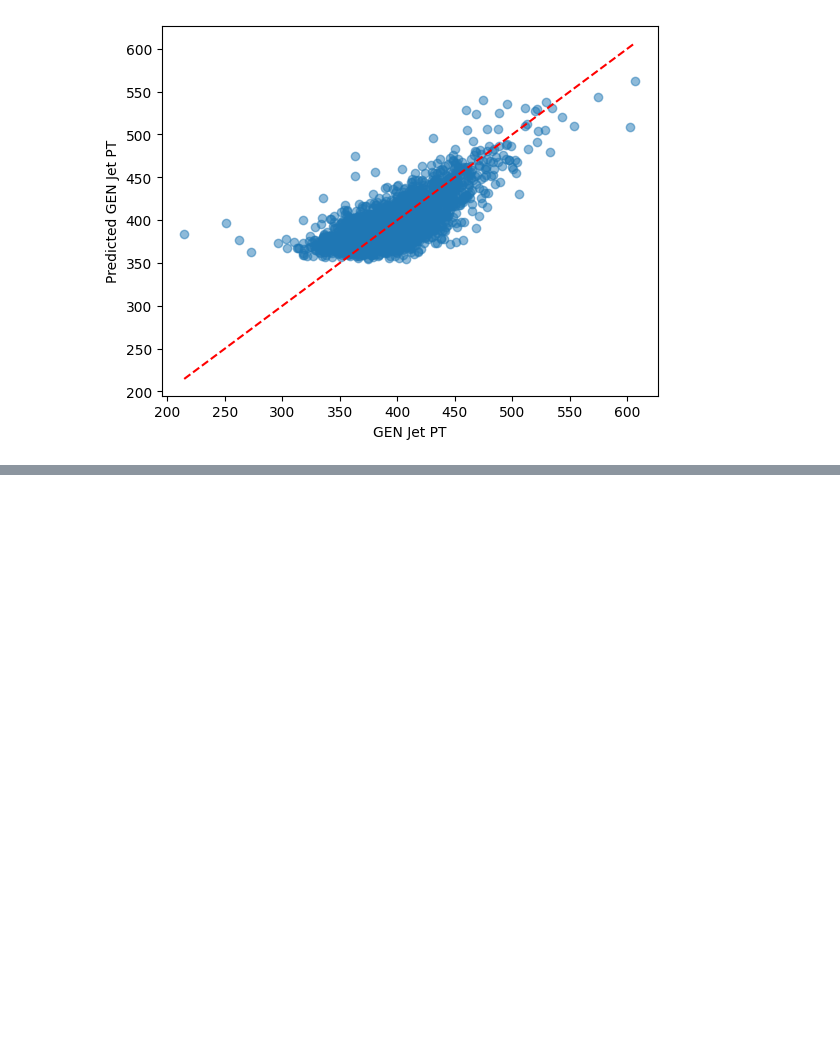
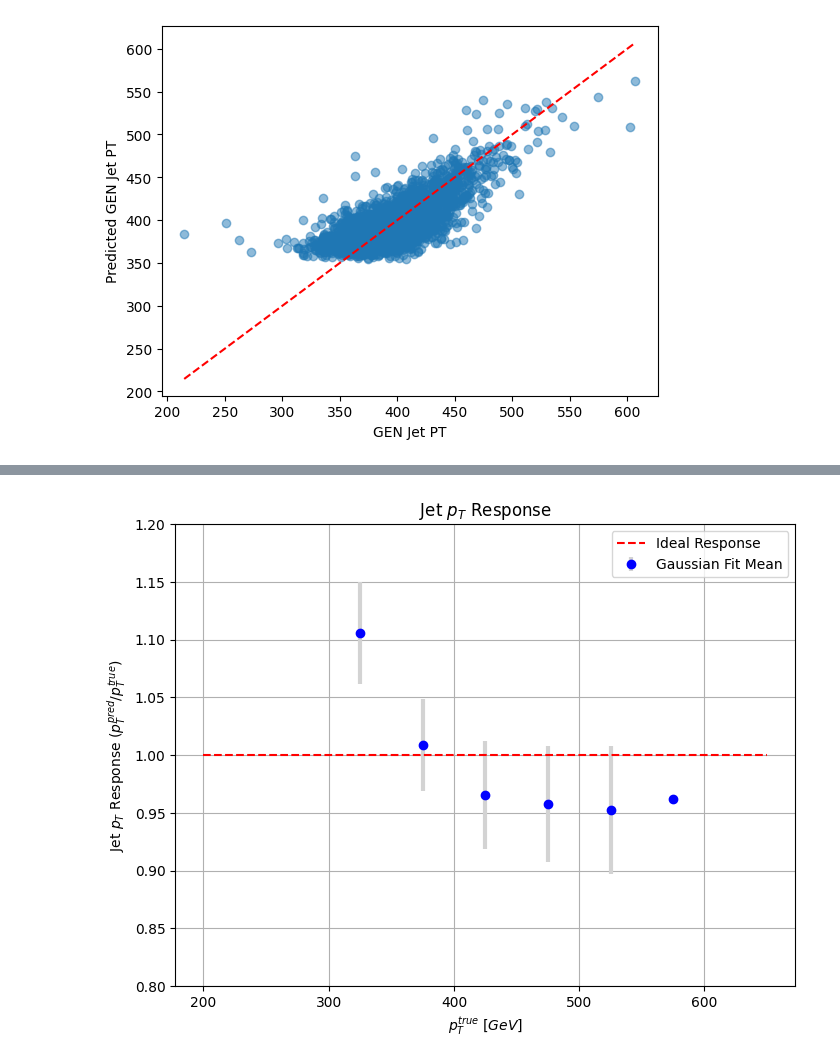
Before and after one commit to FrankSun0616/Brown_Jet_Physics_Research, a Jupyter notebook: Jet_DNN.ipynb, the cells around one changed output, grey strips where cells are left out. Cells and saved outputs as stored; diff of their text form; code cells hidden in the pictures; blank space fills up the shorter version.

```diff
--- a/Jet_DNN.ipynb
+++ b/Jet_DNN.ipynb
@@ -126,10 +126,10 @@ jet_etas = modds.jet_etas
 gen_jet_pts = modds.gen_jet_pts  # GEN jet pts; target for regression
 
 # Stack features without normalization
-# features = jet_pts.reshape(-1, 1)
-# targets = gen_jet_pts  # True energy values
-features = gen_jet_pts.reshape(-1, 1)
-targets = jet_pts  # True energy values
+features = jet_pts.reshape(-1, 1)
+targets = gen_jet_pts  # True energy values
+#features = gen_jet_pts.reshape(-1, 1)
+#targets = jet_pts  # True energy values
 
 # Split into training and testing sets without scaling features
 X_train, X_test, y_train, y_test = train_test_split(features, targets, test_size=0.2)
@@ -484,3 +484,45 @@ plt.show()
 # %% [output]
 86/86 [==============================] - 0s 2ms/step
 [figure]
+# %%
+#The following codes are generated based on the jet response and resolution as well, but in the form of sd and mean from Gaussian Distribution
+from scipy.stats import norm
+import matplotlib.pyplot as plt
+predictions = model.predict(X_test).flatten()
+
+
+# Bin edges and centers
+bin_edges = np.arange(200, 650, 50)
+bin_centers = (bin_edges[:-1] + bin_edges[1:]) / 2
+
+responses = []
+response_errors = []
+
+for i in range(len(bin_edges)-1):
+    # Find indices of y_test that fall into the current bin
+    indices = (y_test >= bin_edges[i]) & (y_test < bin_edges[i+1])
+
+    # Calculate the response ratio for these indices
+    response_ratios = predictions[indices] / y_test[indices]
+
+    # Fit a Gaussian to the response ratios
+    if len(response_ratios) > 0:
+        (mu, sigma) = norm.fit(response_ratios)
+        responses.append(mu)
+        response_errors.append(sigma)
+    else:
+        responses.append(np.nan)
+        response_errors.append(np.nan)
+
+# Plotting the response
+plt.figure(figsize=(8, 6))
+plt.errorbar(bin_centers, responses, yerr=response_errors, fmt='o', label='Gaussian Fit Mean', color='blue', ecolor='lightgray', elinewidth=3, capsize=0)
+plt.plot([200, 650], [1, 1], 'r--', label='Ideal Response')  # Ideal response line at y=1
+plt.xlabel(r'$p_T^{true} \ [GeV]$')
+plt.ylabel(r'Jet $p_T$ Response ($p_T^{pred}/p_T^{true}$)')
+plt.title('Jet $p_T$ Response')
+plt.ylim(0.8, 1.2)  # Adjust as needed based on actual data range
+plt.legend()
+plt.grid(True)
+plt.show()
+# %% [output]
@@ -486,0 +530 @@ plt.show()
+[figure, added]
```
Also changed, not shown: parts of 4 cells of this notebook.
